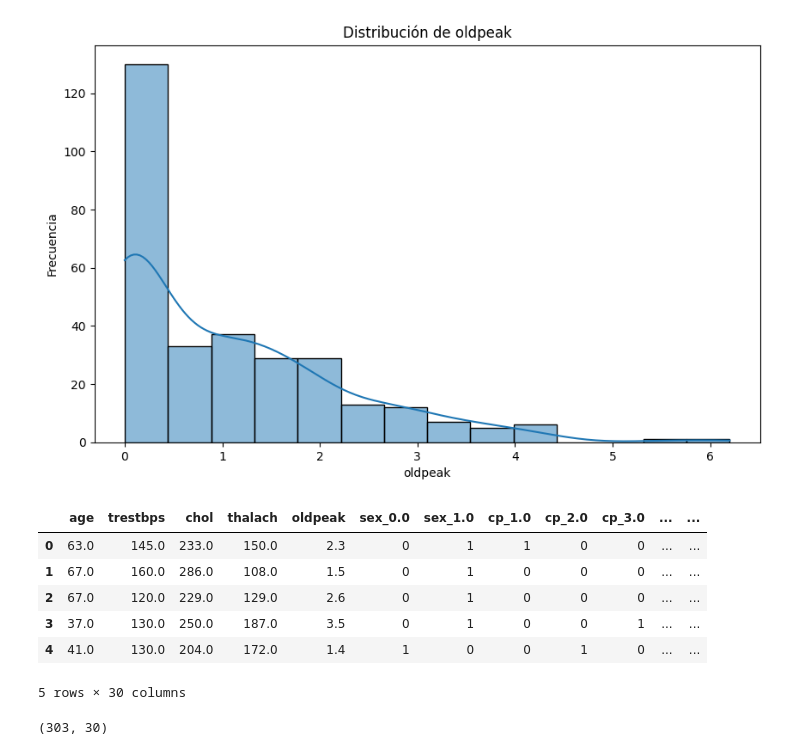
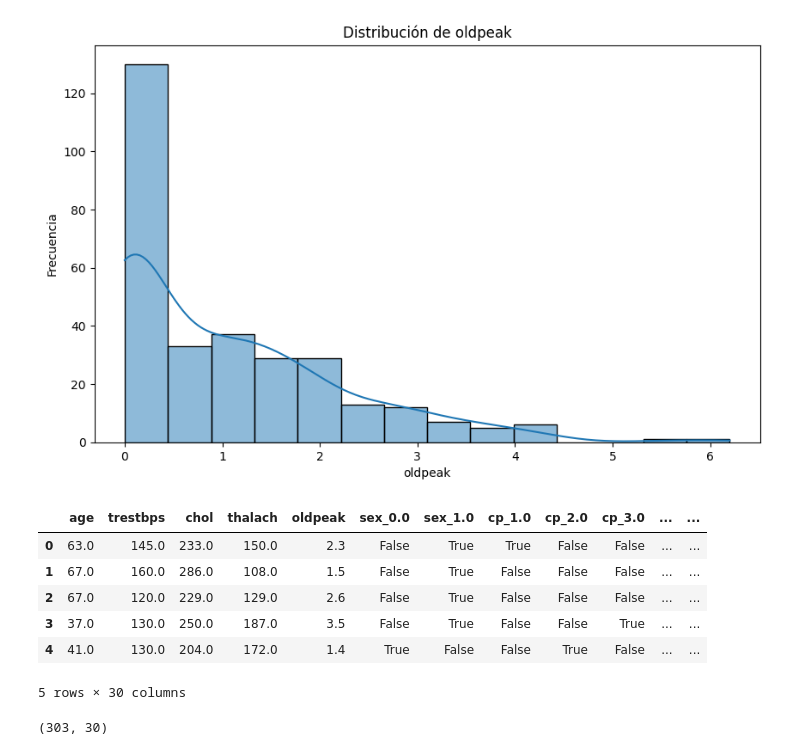
Before and after one commit to LeandroAlbachiaro/intro_ia, a Jupyter notebook: tp_integrador_enunciado/template_tp_integrador_dataset.ipynb, the cells around one changed output. Saved outputs shown, nothing was run; the diff lists cells and outputs as text; code cells hidden in the pictures.

```diff
--- a/tp_integrador_enunciado/template_tp_integrador_dataset.ipynb
+++ b/tp_integrador_enunciado/template_tp_integrador_dataset.ipynb
@@ -278,23 +294,39 @@ plt.show()
 # plt.ylabel('Frecuencia')
 # plt.title('Distribución de oldpeak_log')
 # plt.show()
+# %%
+#CAPPING DE OUTLIERS
+#['age', 'trestbps', 'chol', 'thalach', 'oldpeak']
+# Establece el valor máximo designado
+max_value_age = np.mean(df['age']) + 3 * np.std(df['age'])
+max_value_trestbps = np.mean(df['trestbps']) + 3 * np.std(df['trestbps'])
+max_value_chol = np.mean(df['chol']) + 3 * np.std(df['chol'])
+max_value_thalach = np.mean(df['thalach']) + 3 * np.std(df['thalach'])
+max_value_oldpeak = np.mean(df['oldpeak']) + 3 * np.std(df['oldpeak'])
+
+# Reemplaza los outliers por el valor máximo designado
+#df['age'] = np.where(df['age'] > max_value_age, max_value_age, df['age'])
+df['trestbps'] = np.where(df['trestbps'] > max_value_trestbps, max_value_trestbps, df['trestbps'])
+df['chol'] = np.where(df['chol'] > max_value_chol, max_value_chol, df['chol'])
+#df['thalach'] = np.where(df['thalach'] > max_value_thalach, max_value_thalach, df['thalach'])
+df['oldpeak'] = np.where(df['oldpeak'] > max_value_oldpeak, max_value_oldpeak, df['oldpeak'])
 # %%
 # Dividir los datos en variables predictoras (X) y variable objetivo (y)
 X = df.drop('num', axis=1)  # Todas las columnas excepto 'num'
 y = df['num']
 
 # Aplicar codificación one-hot a las variables categóricas
-X = pd.get_dummies(X)
+X = pd.get_dummies(X,dtype='bool')
 
 # Verificar la estructura del DataFrame resultante
 X.head()
 # %% [output]
 |  | age | trestbps | chol | thalach | oldpeak | sex_0.0 | sex_1.0 | cp_1.0 | cp_2.0 | cp_3.0 | ... | ... |
-| 0 | 63.0 | 145.0 | 233.0 | 150.0 | 2.3 | 0 | 1 | 1 | 0 | 0 | ... | ... |
-| 1 | 67.0 | 160.0 | 286.0 | 108.0 | 1.5 | 0 | 1 | 0 | 0 | 0 | ... | ... |
-| 2 | 67.0 | 120.0 | 229.0 | 129.0 | 2.6 | 0 | 1 | 0 | 0 | 0 | ... | ... |
-| 3 | 37.0 | 130.0 | 250.0 | 187.0 | 3.5 | 0 | 1 | 0 | 0 | 1 | ... | ... |
-| 4 | 41.0 | 130.0 | 204.0 | 172.0 | 1.4 | 1 | 0 | 0 | 1 | 0 | ... | ... |
+| 0 | 63.0 | 145.0 | 233.0 | 150.0 | 2.3 | False | True | True | False | False | ... | ... |
+| 1 | 67.0 | 160.0 | 286.0 | 108.0 | 1.5 | False | True | False | False | False | ... | ... |
+| 2 | 67.0 | 120.0 | 229.0 | 129.0 | 2.6 | False | True | False | False | False | ... | ... |
+| 3 | 37.0 | 130.0 | 250.0 | 187.0 | 3.5 | False | True | False | False | True | ... | ... |
+| 4 | 41.0 | 130.0 | 204.0 | 172.0 | 1.4 | True | False | False | True | False | ... | ... |
 5 rows × 30 columns
 # %%
 X.shape
```
Also changed, not shown: parts of 5 cells of this notebook, 2 other files.
